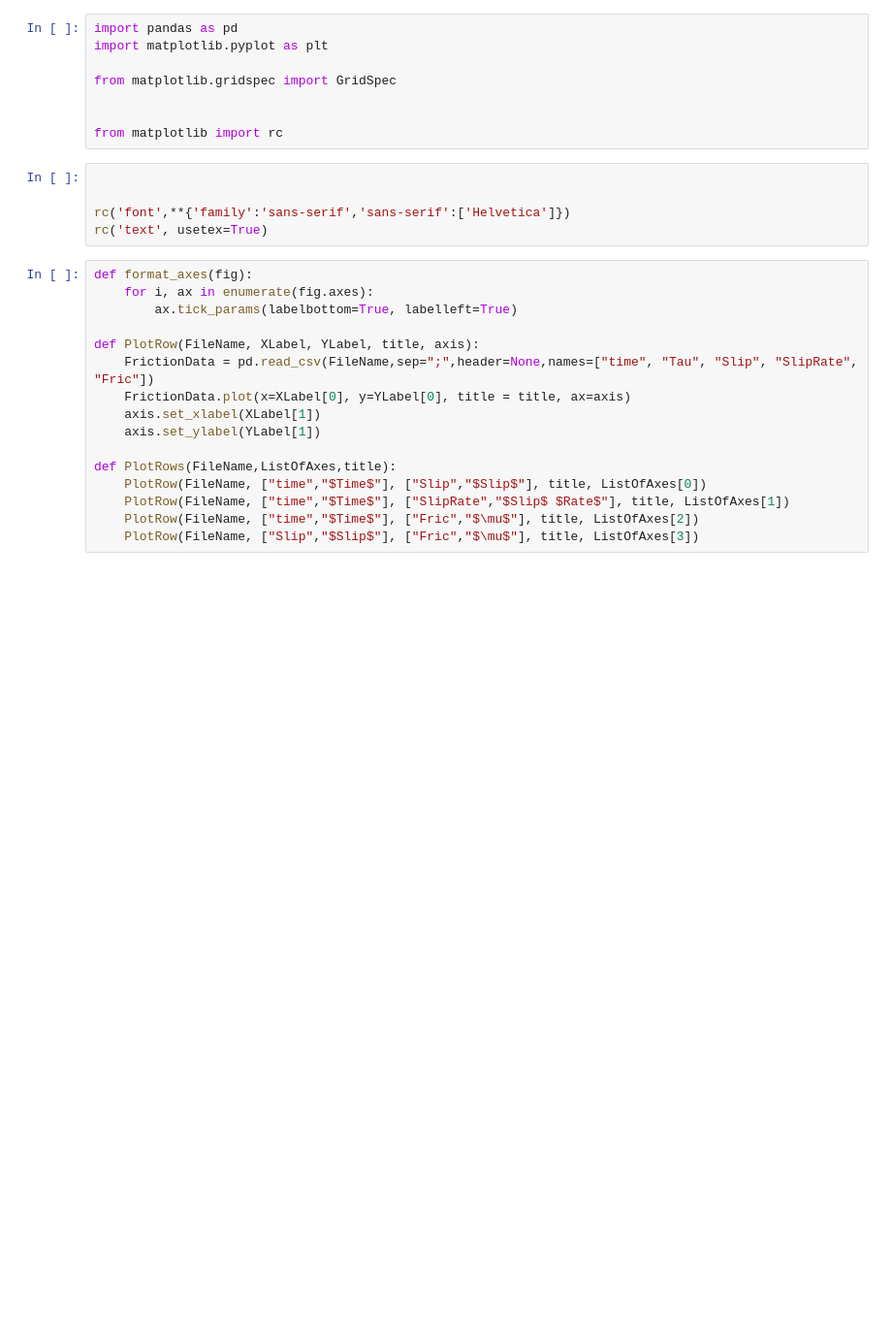
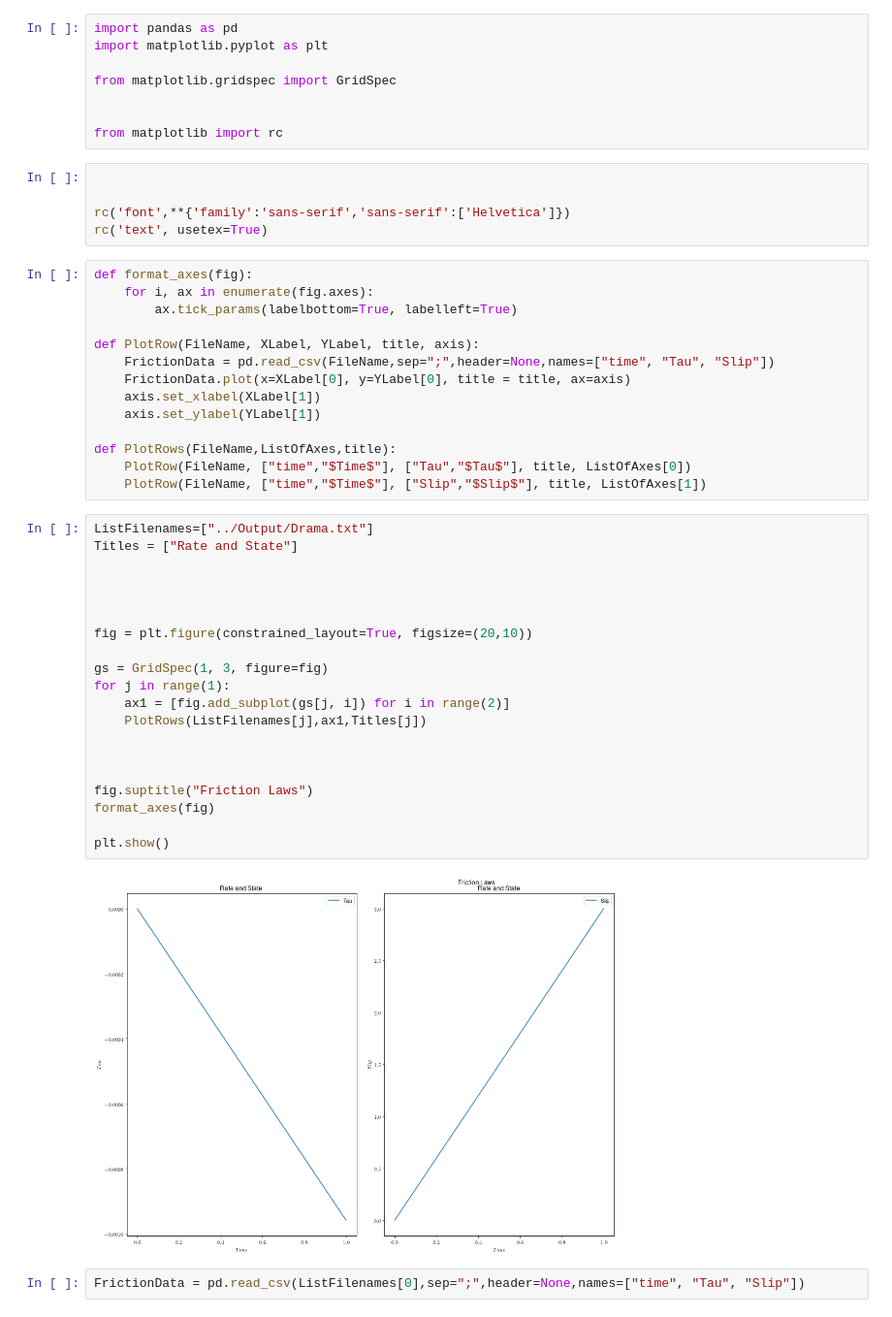
Before and after one commit to Nicolucas/TEAR, a Jupyter notebook: StressSandbox/Output/Untitled.ipynb, the cells around one changed output. Shown: that part at 97% size. Cells and saved outputs as stored; diff of their text form; blank space fills up the shorter version.

```diff
--- a/StressSandbox/Output/Untitled.ipynb
+++ b/StressSandbox/Output/Untitled.ipynb
@@ -17,13 +17,35 @@ def format_axes(fig):
         ax.tick_params(labelbottom=True, labelleft=True)
 
 def PlotRow(FileName, XLabel, YLabel, title, axis):
-    FrictionData = pd.read_csv(FileName,sep=";",header=None,names=["time", "Tau", "Slip", "SlipRate", "Fric"])
+    FrictionData = pd.read_csv(FileName,sep=";",header=None,names=["time", "Tau", "Slip"])
     FrictionData.plot(x=XLabel[0], y=YLabel[0], title = title, ax=axis)
     axis.set_xlabel(XLabel[1])
     axis.set_ylabel(YLabel[1])
 
 def PlotRows(FileName,ListOfAxes,title):
-    PlotRow(FileName, ["time","$Time$"], ["Slip","$Slip$"], title, ListOfAxes[0])
-    PlotRow(FileName, ["time","$Time$"], ["SlipRate","$Slip$ $Rate$"], title, ListOfAxes[1])
-    PlotRow(FileName, ["time","$Time$"], ["Fric","$\mu$"], title, ListOfAxes[2])
-    PlotRow(FileName, ["Slip","$Slip$"], ["Fric","$\mu$"], title, ListOfAxes[3])
+    PlotRow(FileName, ["time","$Time$"], ["Tau","$Tau$"], title, ListOfAxes[0])
+    PlotRow(FileName, ["time","$Time$"], ["Slip","$Slip$"], title, ListOfAxes[1])
+# %%
+ListFilenames=["../Output/Drama.txt"]
+Titles = ["Rate and State"]
+
+
+
+
+fig = plt.figure(constrained_layout=True, figsize=(20,10))
+
+gs = GridSpec(1, 3, figure=fig)
+for j in range(1):
+    ax1 = [fig.add_subplot(gs[j, i]) for i in range(2)]
+    PlotRows(ListFilenames[j],ax1,Titles[j])
+
+
+
+fig.suptitle("Friction Laws")
+format_axes(fig)
+
+plt.show()
+# %% [output]
+[figure, added]
+# %%
+FrictionData = pd.read_csv(ListFilenames[0],sep=";",header=None,names=["time", "Tau", "Slip"])
```
Also changed, not shown: parts of 1 cell of this notebook, 3 other files.
